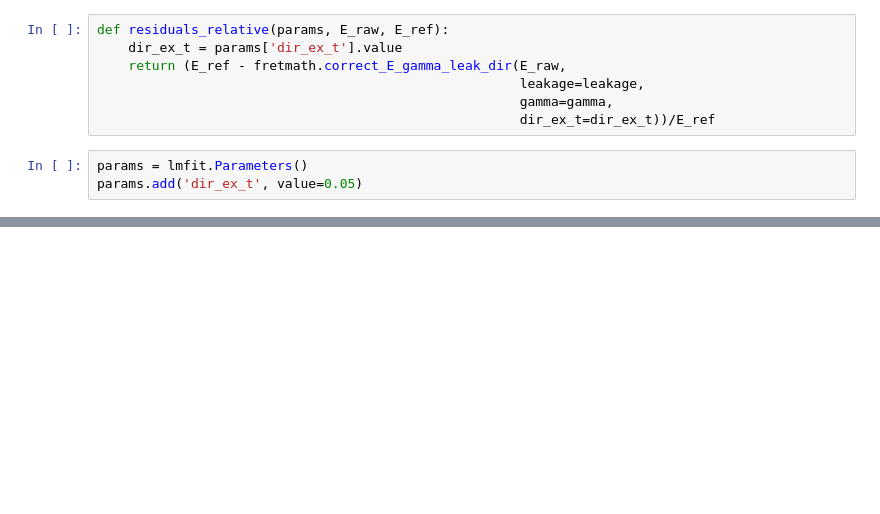
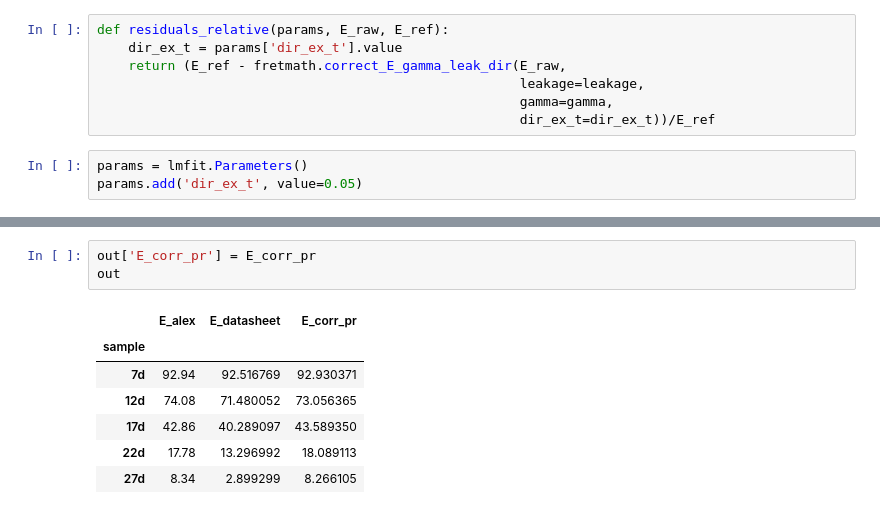
Before and after one commit to tritemio/multispot_paper_historical, a Jupyter notebook: usALEX - Corrections - Direct excitation physical parameter.ipynb, the cells around one changed output, grey strips where cells are left out. Cells and saved outputs as stored; diff of their text form; blank space fills up the shorter version.

```diff
--- a/usALEX - Corrections - Direct excitation physical parameter.ipynb
+++ b/usALEX - Corrections - Direct excitation physical parameter.ipynb
@@ -190,0 +211,11 @@ with open('results/usALEX - leakage coefficient dir_ex_t.txt', 'w') as f:
+# %%
+out['E_corr_pr'] = E_corr_pr
+out
+# %% [output]
+|  | E_alex | E_datasheet | E_corr_pr |
+| sample |  |  |  |
+| 7d | 92.94 | 92.516769 | 92.930371 |
+| 12d | 74.08 | 71.480052 | 73.056365 |
+| 17d | 42.86 | 40.289097 | 43.589350 |
+| 22d | 17.78 | 13.296992 | 18.089113 |
+| 27d | 8.34 | 2.899299 | 8.266105 |
```
Also changed, not shown: parts of 16 cells of this notebook, 4 other files.
